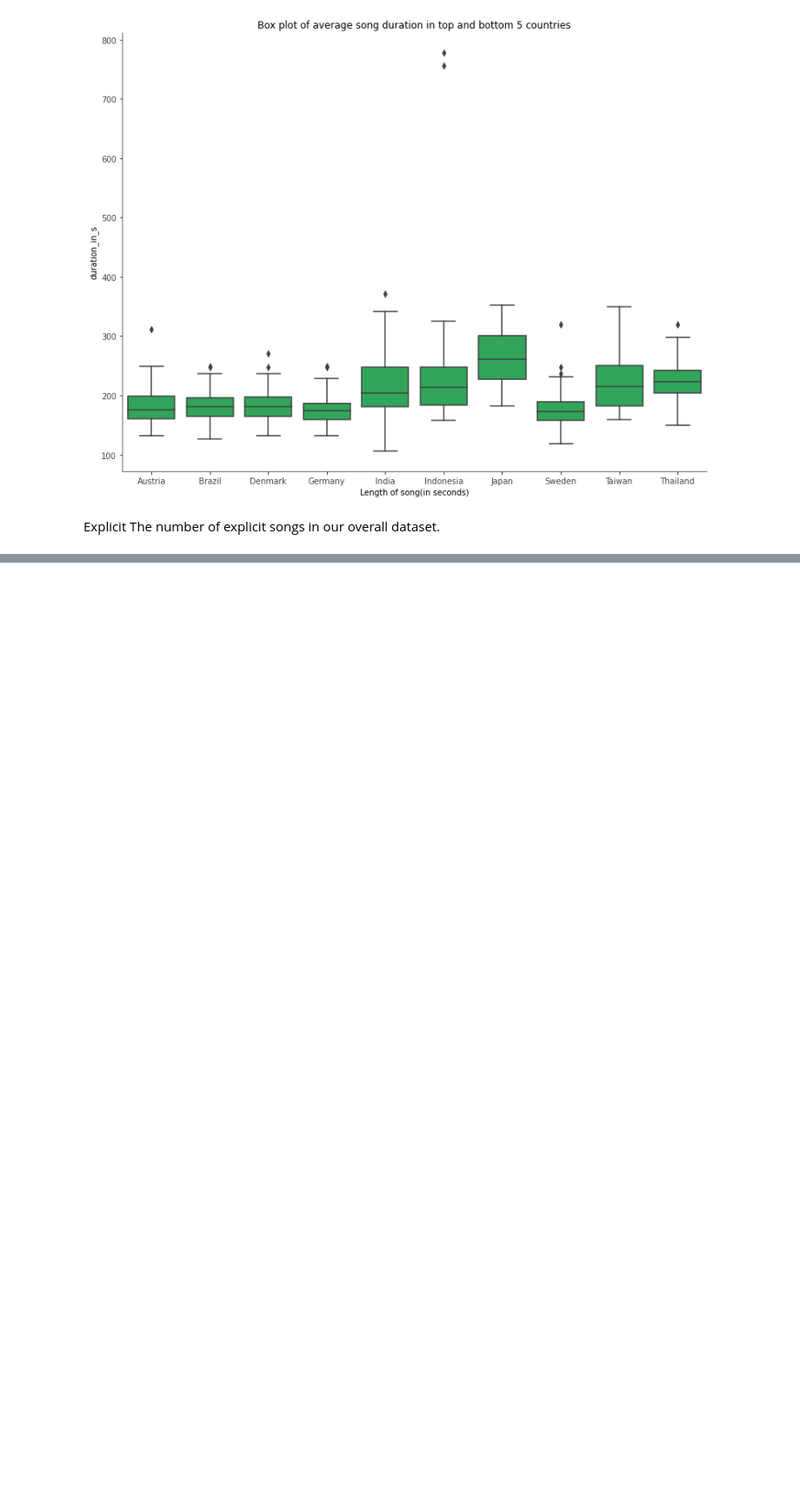
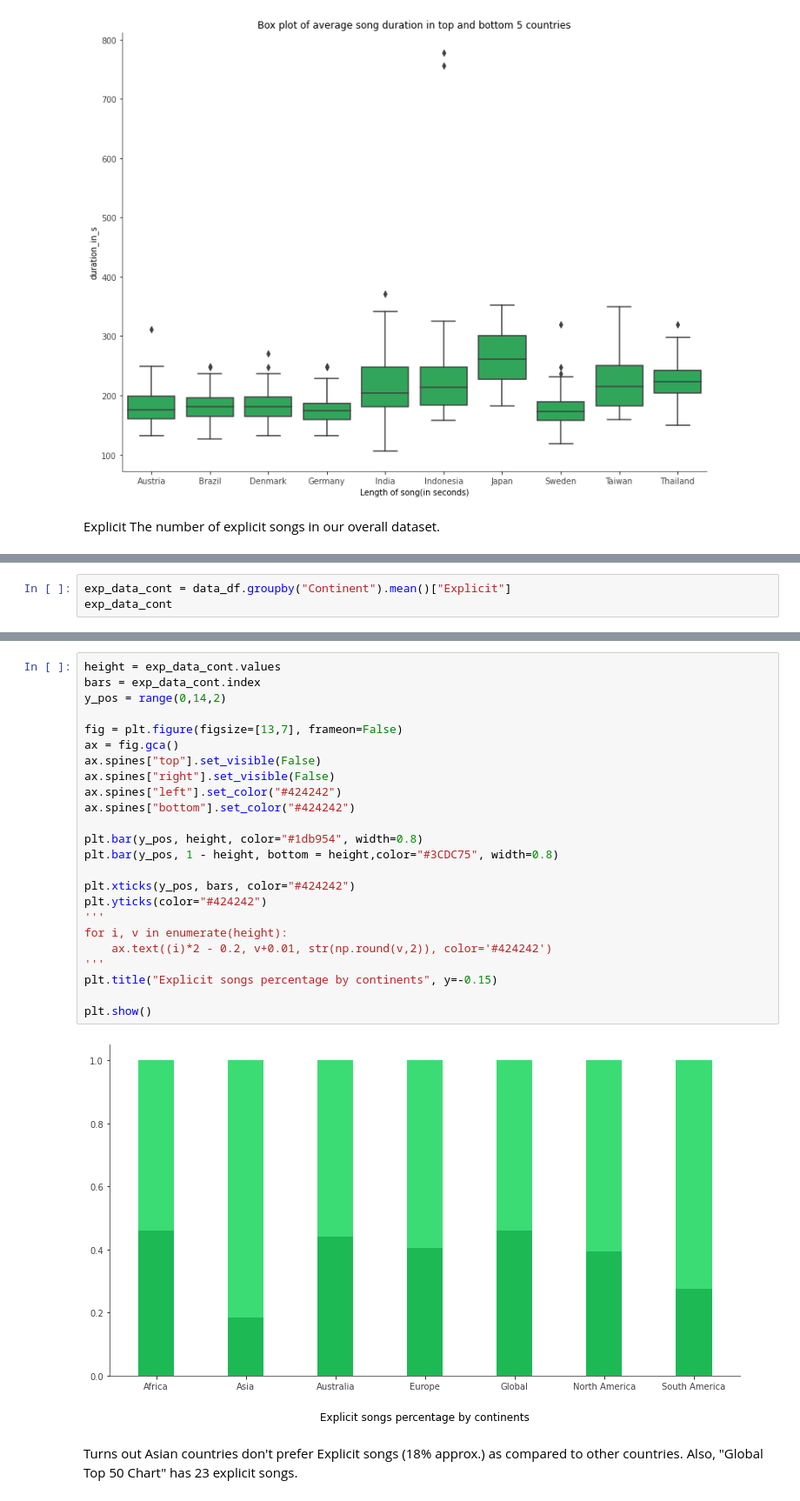
Before and after one commit to uditkatyal/songfitt_, a Jupyter notebook: analysisByLocation.ipynb, the cells around one changed output, grey strips where cells are left out. Shown: that part at 87% size. Cells and saved outputs as stored; diff of their text form; blank space fills up the shorter version.

```diff
--- a/analysisByLocation.ipynb
+++ b/analysisByLocation.ipynb
@@ -273,0 +304,3 @@ The number of explicit songs in our overall dataset.
+# %%
+exp_data_cont = data_df.groupby("Continent").mean()["Explicit"]
+exp_data_cont
@@ -273,0 +317,28 @@ The number of explicit songs in our overall dataset.
+# %%
+height = exp_data_cont.values
+bars = exp_data_cont.index
+y_pos = range(0,14,2)
+
+fig = plt.figure(figsize=[13,7], frameon=False)
+ax = fig.gca()
+ax.spines["top"].set_visible(False)
+ax.spines["right"].set_visible(False)
+ax.spines["left"].set_color("#424242")
+ax.spines["bottom"].set_color("#424242")
+
+plt.bar(y_pos, height, color="#1db954", width=0.8)
+plt.bar(y_pos, 1 - height, bottom = height,color="#3CDC75", width=0.8)
+
+plt.xticks(y_pos, bars, color="#424242")
+plt.yticks(color="#424242")
+'''
+for i, v in enumerate(height):
+    ax.text((i)*2 - 0.2, v+0.01, str(np.round(v,2)), color='#424242')
+'''
+plt.title("Explicit songs percentage by continents", y=-0.15)
+
+plt.show()
+# %% [output]
+[figure, added]
+# %% [markdown]
+Turns out Asian countries don't prefer Explicit songs (18% approx.) as compared to other countries. Also, "Global Top 50 Chart" has 23 explicit songs.
```
Also changed, not shown: parts of 5 cells of this notebook, 3 other files.
